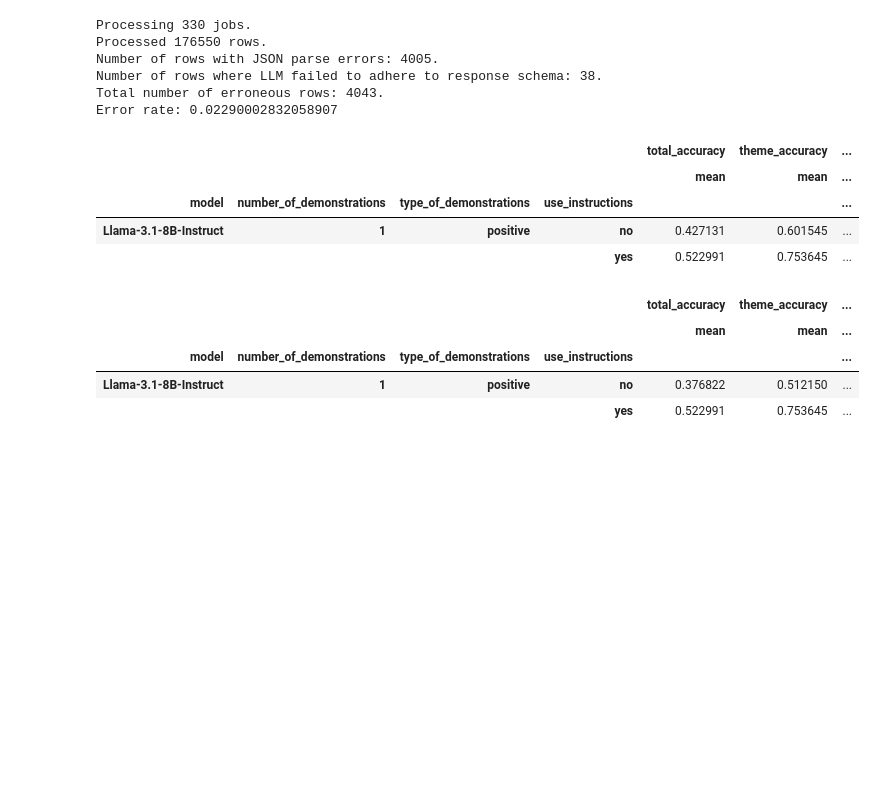
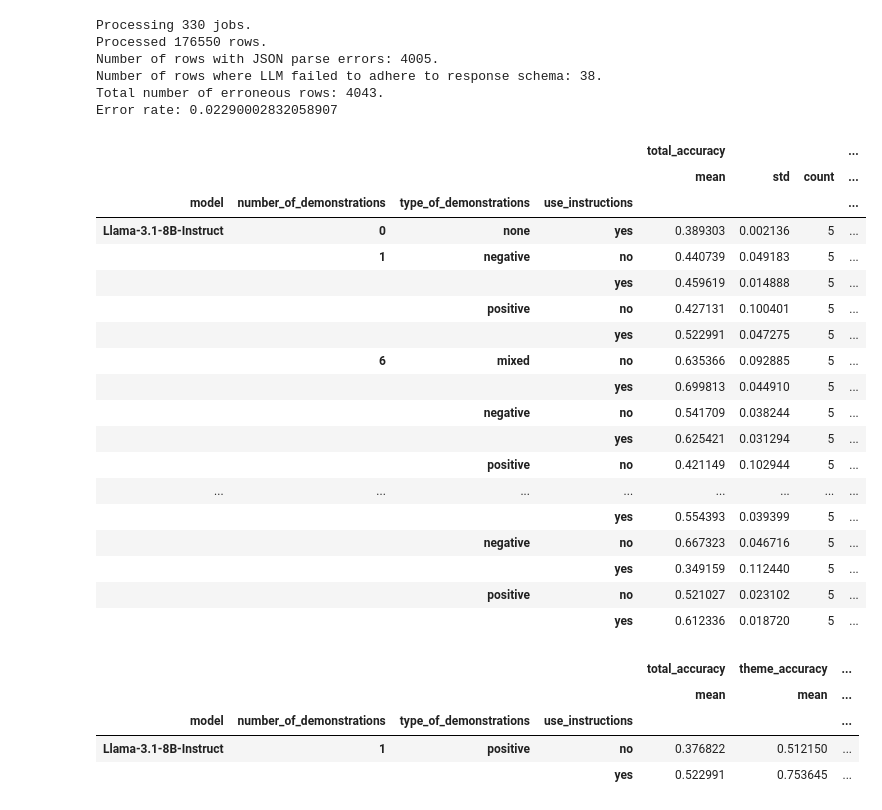
Before and after one commit to AleksiKaa/mscthesis, a Jupyter notebook: src/notebooks/results/aggregate_results_metrics.ipynb, the cells around one changed output. Cells and saved outputs as stored; diff of their text form; code cells hidden in the pictures; blank space fills up the shorter version.

```diff
--- a/src/notebooks/results/aggregate_results_metrics.ipynb
+++ b/src/notebooks/results/aggregate_results_metrics.ipynb
@@ -144,21 +144,35 @@ Error rate: 0.02290002832058907
 # %%
 # Show all columns
 pd.options.display.max_columns = None
 # Set float formatting
 pd.options.display.float_format = '{:,.3f}'.format
 idx = pd.IndexSlice
 
 agg1 = aggregate_results(res1, ["model", "number_of_demonstrations", "type_of_demonstrations", "use_instructions"], cols[4:])
 # Drop count
-agg1 = agg1.loc[idx['Llama-3.1-8B-Instruct', 1, "positive", :], (slice(None), ["mean"])]
+#agg1 = agg1.loc[idx['Llama-3.1-8B-Instruct', 1, "positive", :], (slice(None), ["mean"])]
 # Highlight max values for each column
 agg1.style.apply(bold_extreme_values, axis=0)
 # %% [output]
-|  |  |  |  | total_accuracy | theme_accuracy | ... |
-|  |  |  |  | mean | mean | ... |
-| model | number_of_demonstrations | type_of_demonstrations | use_instructions |  |  | ... |
-| Llama-3.1-8B-Instruct | 1 | positive | no | 0.427131 | 0.601545 | ... |
-|  |  |  | yes | 0.522991 | 0.753645 | ... |
+|  |  |  |  | total_accuracy |  |  | ... |
+|  |  |  |  | mean | std | count | ... |
+| model | number_of_demonstrations | type_of_demonstrations | use_instructions |  |  |  | ... |
+| Llama-3.1-8B-Instruct | 0 | none | yes | 0.389303 | 0.002136 | 5 | ... |
+|  | 1 | negative | no | 0.440739 | 0.049183 | 5 | ... |
+|  |  |  | yes | 0.459619 | 0.014888 | 5 | ... |
+|  |  | positive | no | 0.427131 | 0.100401 | 5 | ... |
+|  |  |  | yes | 0.522991 | 0.047275 | 5 | ... |
+|  | 6 | mixed | no | 0.635366 | 0.092885 | 5 | ... |
+|  |  |  | yes | 0.699813 | 0.044910 | 5 | ... |
+|  |  | negative | no | 0.541709 | 0.038244 | 5 | ... |
+|  |  |  | yes | 0.625421 | 0.031294 | 5 | ... |
+|  |  | positive | no | 0.421149 | 0.102944 | 5 | ... |
+| ... | ... | ... | ... | ... | ... | ... | ... |
+|  |  |  | yes | 0.554393 | 0.039399 | 5 | ... |
+|  |  | negative | no | 0.667323 | 0.046716 | 5 | ... |
+|  |  |  | yes | 0.349159 | 0.112440 | 5 | ... |
+|  |  | positive | no | 0.521027 | 0.023102 | 5 | ... |
+|  |  |  | yes | 0.612336 | 0.018720 | 5 | ... |
 # %%
 agg2 = aggregate_results(res2, ["model", "number_of_demonstrations", "type_of_demonstrations", "use_instructions"], cols[4:])
 # Drop count
```
Also changed, not shown: 1 other file.
